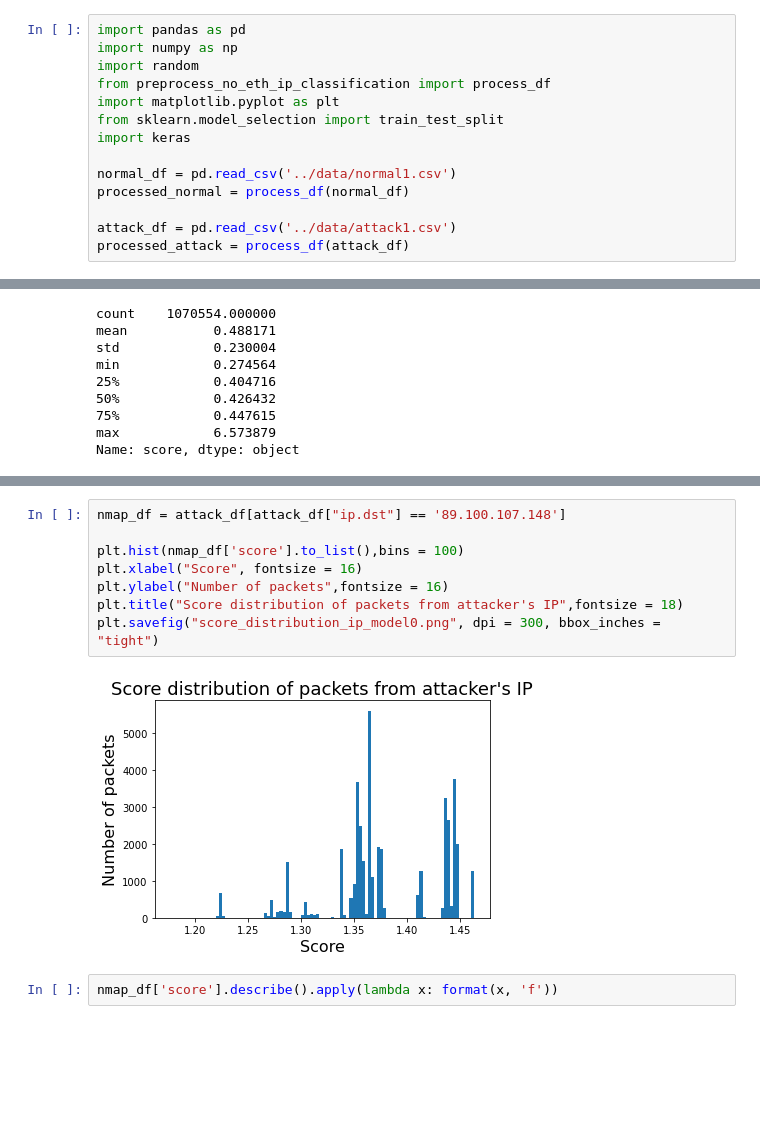
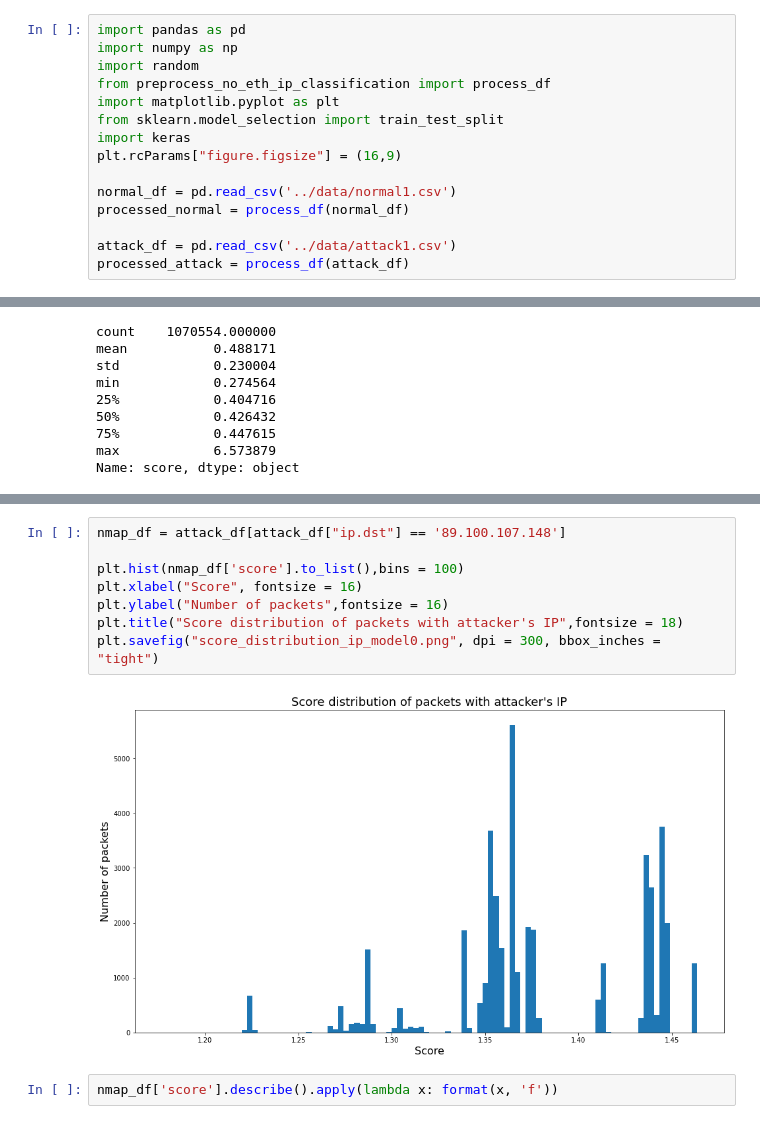
Before and after one commit to hotshot07/thesis, a Jupyter notebook: final_notebooks/model_9*/Think this is it.ipynb, the cells around one changed output, grey strips where cells are left out. Drawn from its saved outputs; the diff is of its cells as text; blank space fills up the shorter version.

```diff
--- a/final_notebooks/model_9*/Think this is it.ipynb
+++ b/final_notebooks/model_9*/Think this is it.ipynb
@@ -6,6 +6,7 @@ from preprocess_no_eth_ip_classification import process_df
 import matplotlib.pyplot as plt
 from sklearn.model_selection import train_test_split
 import keras
+plt.rcParams["figure.figsize"] = (16,9)
 
 normal_df = pd.read_csv('../data/normal1.csv')
 processed_normal = process_df(normal_df)
@@ -136,13 +129,13 @@ plt.savefig("score_distribution_attack_model0.png", dpi = 300, bbox_inches = "ti
 # %%
 nmap_df = attack_df[attack_df["ip.dst"] == '89.100.107.148']
 
 plt.hist(nmap_df['score'].to_list(),bins = 100)
 plt.xlabel("Score", fontsize = 16)
 plt.ylabel("Number of packets",fontsize = 16)
-plt.title("Score distribution of packets from attacker's IP",fontsize = 18)
+plt.title("Score distribution of packets with attacker's IP",fontsize = 18)
 plt.savefig("score_distribution_ip_model0.png", dpi = 300, bbox_inches = "tight")
 # %% [output]
-[figure, old version]
+[figure, new version]
 # %%
 nmap_df['score'].describe().apply(lambda x: format(x, 'f'))
 # %% [output]
```
Also changed, not shown: parts of 11 cells of this notebook, 14 other files.
